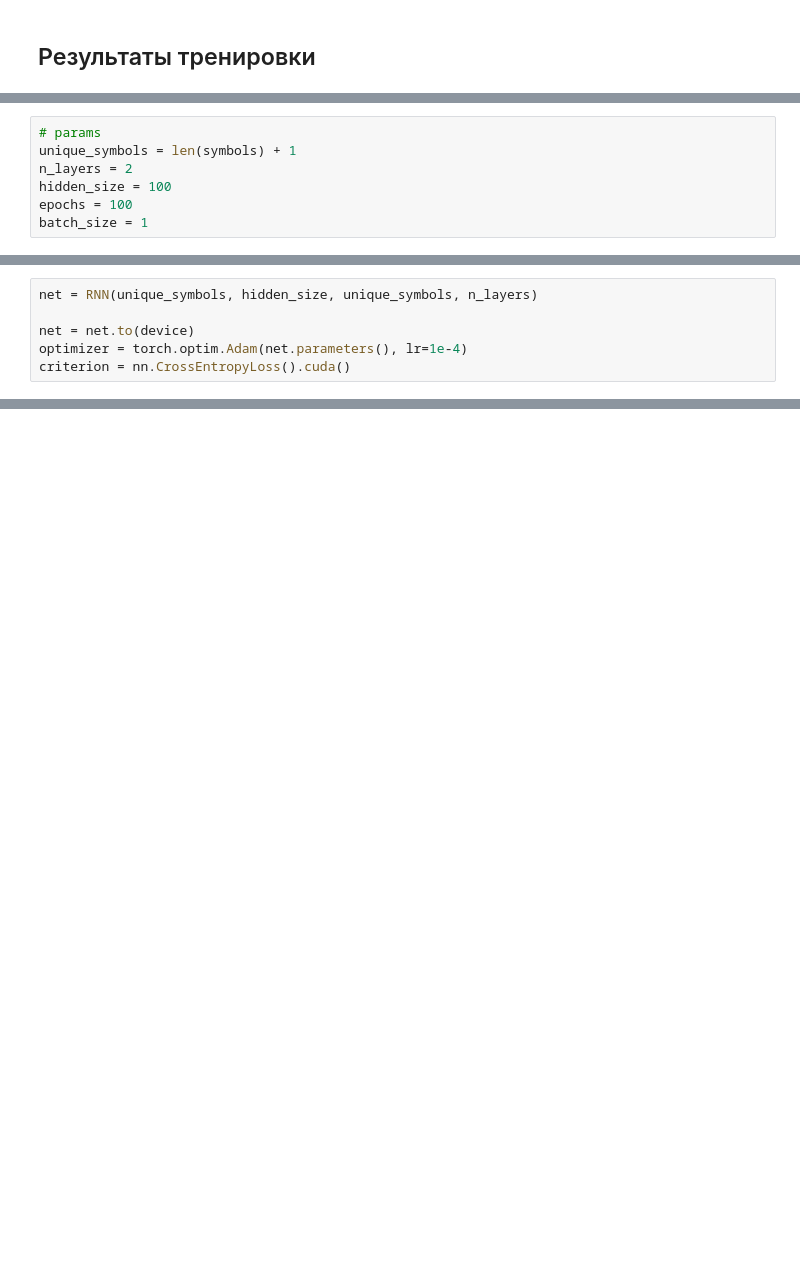
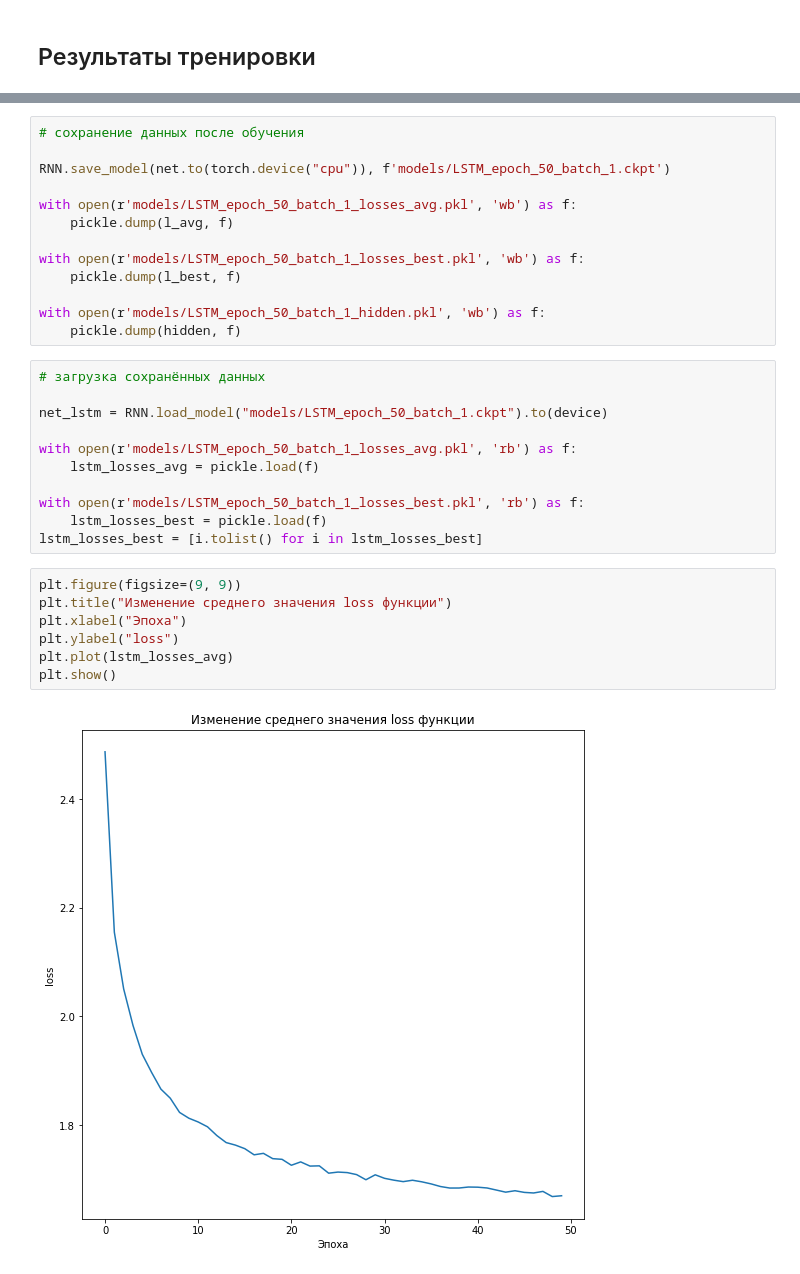
Before and after one commit to DenisKabanov/computational_linguistics_lab4, a Jupyter notebook: Lab4.ipynb, the cells around one changed output, grey strips where cells are left out. Saved outputs shown, nothing was run; the diff lists cells and outputs as text; blank space fills up the shorter version.

```diff
--- a/Lab4.ipynb
+++ b/Lab4.ipynb
@@ -393,7 +290,0 @@ for i in range(len(arxiv_dataset['summary'])):
-# %%
-# params
-unique_symbols = len(symbols) + 1
-n_layers = 2
-hidden_size = 100
-epochs = 100
-batch_size = 1
@@ -460,6 +290,0 @@ class RNN(nn.Module):
-# %%
-net = RNN(unique_symbols, hidden_size, unique_symbols, n_layers)
-
-net = net.to(device)
-optimizer = torch.optim.Adam(net.parameters(), lr=1e-4)
-criterion = nn.CrossEntropyLoss().cuda()
@@ -610,0 +561,33 @@ YES
+# %%
+# сохранение данных после обучения
+
+RNN.save_model(net.to(torch.device("cpu")), f'models/LSTM_epoch_50_batch_1.ckpt')
+
+with open(r'models/LSTM_epoch_50_batch_1_losses_avg.pkl', 'wb') as f:
+    pickle.dump(l_avg, f)
+
+with open(r'models/LSTM_epoch_50_batch_1_losses_best.pkl', 'wb') as f:
+    pickle.dump(l_best, f)
+
+with open(r'models/LSTM_epoch_50_batch_1_hidden.pkl', 'wb') as f:
+    pickle.dump(hidden, f)
+# %%
+# загрузка сохранённых данных
+
+net_lstm = RNN.load_model("models/LSTM_epoch_50_batch_1.ckpt").to(device)
+
+with open(r'models/LSTM_epoch_50_batch_1_losses_avg.pkl', 'rb') as f:
+    lstm_losses_avg = pickle.load(f)
+
+with open(r'models/LSTM_epoch_50_batch_1_losses_best.pkl', 'rb') as f:
+    lstm_losses_best = pickle.load(f)
+lstm_losses_best = [i.tolist() for i in lstm_losses_best]
+# %%
+plt.figure(figsize=(9, 9))
+plt.title("Изменение среднего значения loss функции")
+plt.xlabel("Эпоха")
+plt.ylabel("loss")
+plt.plot(lstm_losses_avg)
+plt.show()
+# %% [output]
+[figure, added]
```
Also changed, not shown: parts of 174 cells of this notebook, 20 other files.
